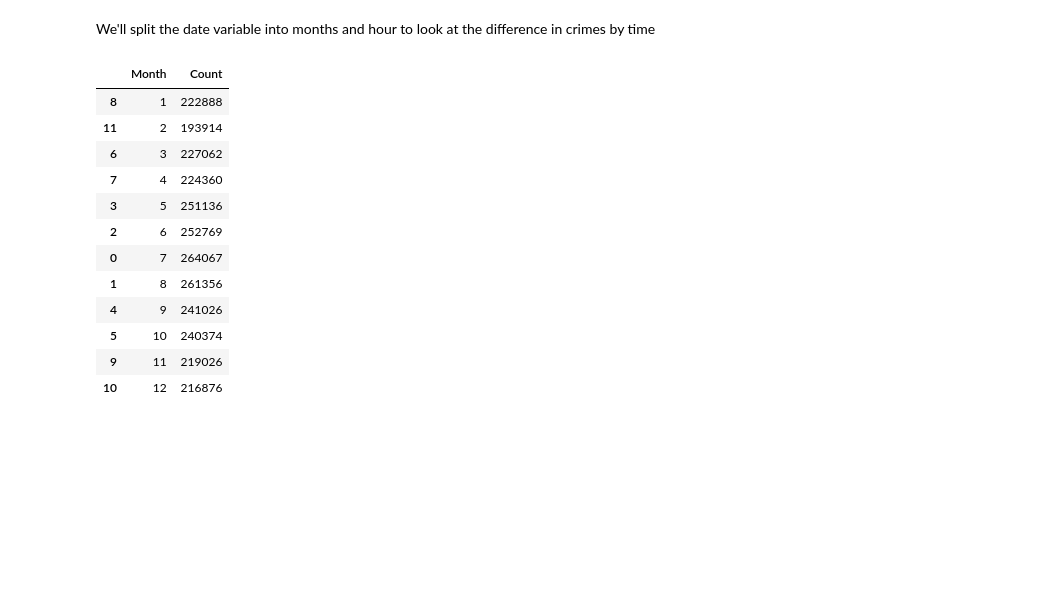
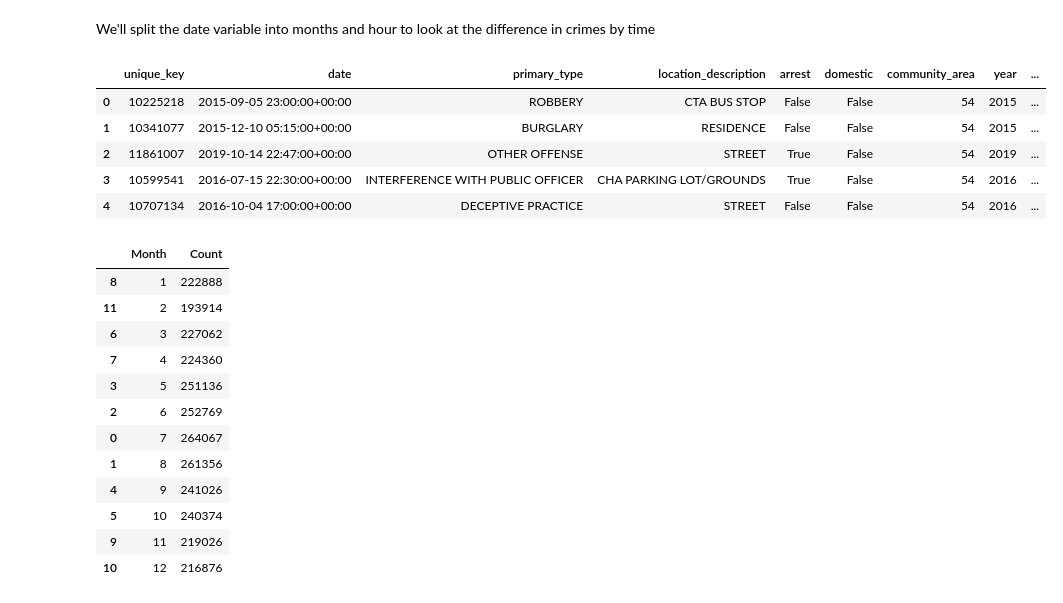
Before and after one commit to AustinYunker/Chicago-Crime-Analysis, a Jupyter notebook: Data Cleaning and Exploration.ipynb, the cells around one changed output. Drawn from its saved outputs; the diff is of its cells as text; code cells hidden in the pictures; blank space fills up the shorter version.

```diff
--- a/Data Cleaning and Exploration.ipynb
+++ b/Data Cleaning and Exploration.ipynb
@@ -553,6 +553,15 @@ def crime_month(df):
 %%capture --no-stdout
 #Add the Month variable
 crime_month(chicago_train)
+# %%
+chicago_train.head()
+# %% [output]
+|  | unique_key | date | primary_type | location_description | arrest | domestic | community_area | year | ... |
+| 0 | 10225218 | 2015-09-05 23:00:00+00:00 | ROBBERY | CTA BUS STOP | False | False | 54 | 2015 | ... |
+| 1 | 10341077 | 2015-12-10 05:15:00+00:00 | BURGLARY | RESIDENCE | False | False | 54 | 2015 | ... |
+| 2 | 11861007 | 2019-10-14 22:47:00+00:00 | OTHER OFFENSE | STREET | True | False | 54 | 2019 | ... |
+| 3 | 10599541 | 2016-07-15 22:30:00+00:00 | INTERFERENCE WITH PUBLIC OFFICER | CHA PARKING LOT/GROUNDS | True | False | 54 | 2016 | ... |
+| 4 | 10707134 | 2016-10-04 17:00:00+00:00 | DECEPTIVE PRACTICE | STREET | False | False | 54 | 2016 | ... |
 # %%
 #Look at the total number of crimes ordered by month
 chicago_train["Month"].value_counts()\
```
